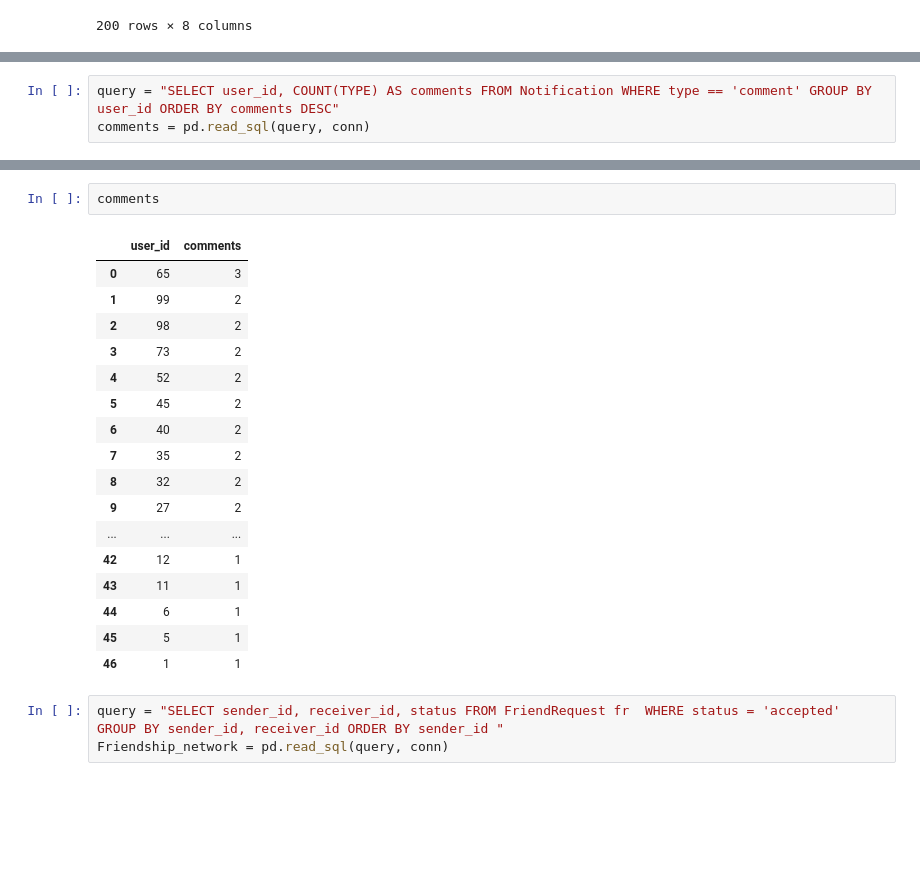
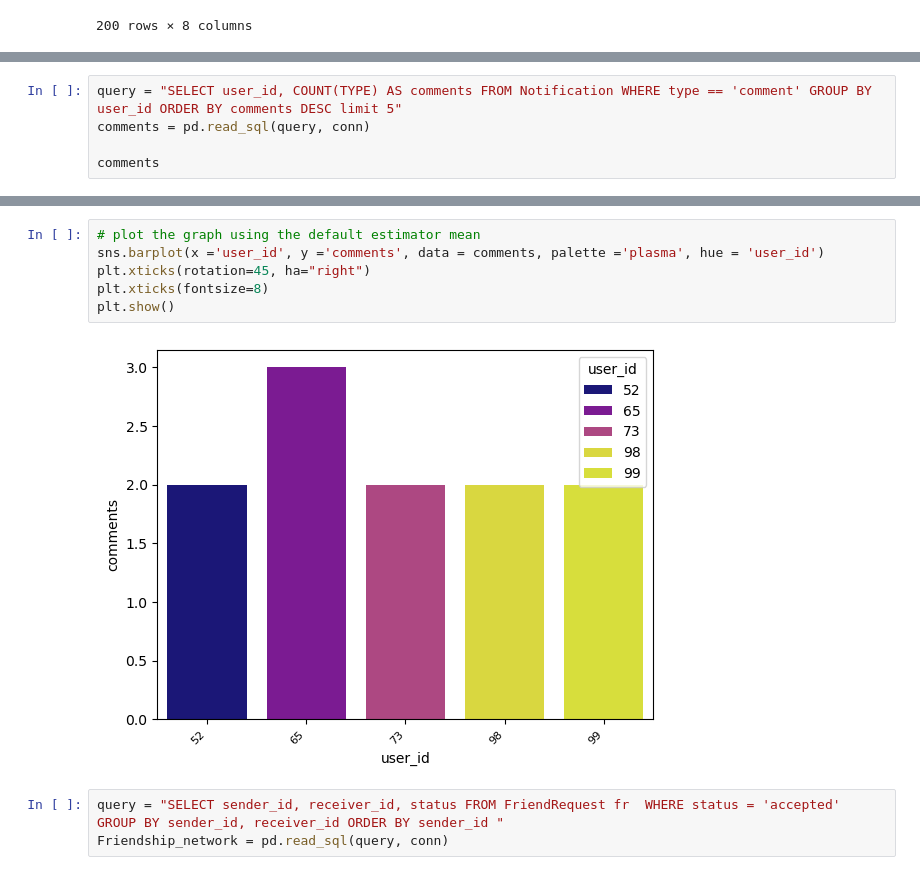
Before and after one commit to AlisonCG1/Project-datacopy, a Jupyter notebook: exploratory.ipynb, the cells around one changed output, grey strips where cells are left out. Cells and saved outputs as stored; diff of their text form; blank space fills up the shorter version.

```diff
--- a/exploratory.ipynb
+++ b/exploratory.ipynb
@@ -106,3 +110,5 @@ total_posts
 # %%
-query = "SELECT user_id, COUNT(TYPE) AS comments FROM Notification WHERE type == 'comment' GROUP BY user_id ORDER BY comments DESC"
+query = "SELECT user_id, COUNT(TYPE) AS comments FROM Notification WHERE type == 'comment' GROUP BY user_id ORDER BY comments DESC limit 5"
 comments = pd.read_sql(query, conn)
+
+comments
@@ -109,23 +122,11 @@ comments = pd.read_sql(query, conn)
 # %%
-comments
+# plot the graph using the default estimator mean
+sns.barplot(x ='user_id', y ='comments', data = comments, palette ='plasma', hue = 'user_id')
+plt.xticks(rotation=45, ha="right")
+plt.xticks(fontsize=8)
+plt.show()
 # %% [output]
-|  | user_id | comments |
-| 0 | 65 | 3 |
-| 1 | 99 | 2 |
-| 2 | 98 | 2 |
-| 3 | 73 | 2 |
-| 4 | 52 | 2 |
-| 5 | 45 | 2 |
-| 6 | 40 | 2 |
-| 7 | 35 | 2 |
-| 8 | 32 | 2 |
-| 9 | 27 | 2 |
-| ... | ... | ... |
-| 42 | 12 | 1 |
-| 43 | 11 | 1 |
-| 44 | 6 | 1 |
-| 45 | 5 | 1 |
-| 46 | 1 | 1 |
+[figure, added]
 # %%
 query = "SELECT sender_id, receiver_id, status FROM FriendRequest fr  WHERE status = 'accepted' GROUP BY sender_id, receiver_id ORDER BY sender_id "
 Friendship_network = pd.read_sql(query, conn)
```
Also changed, not shown: parts of 3 cells of this notebook.
